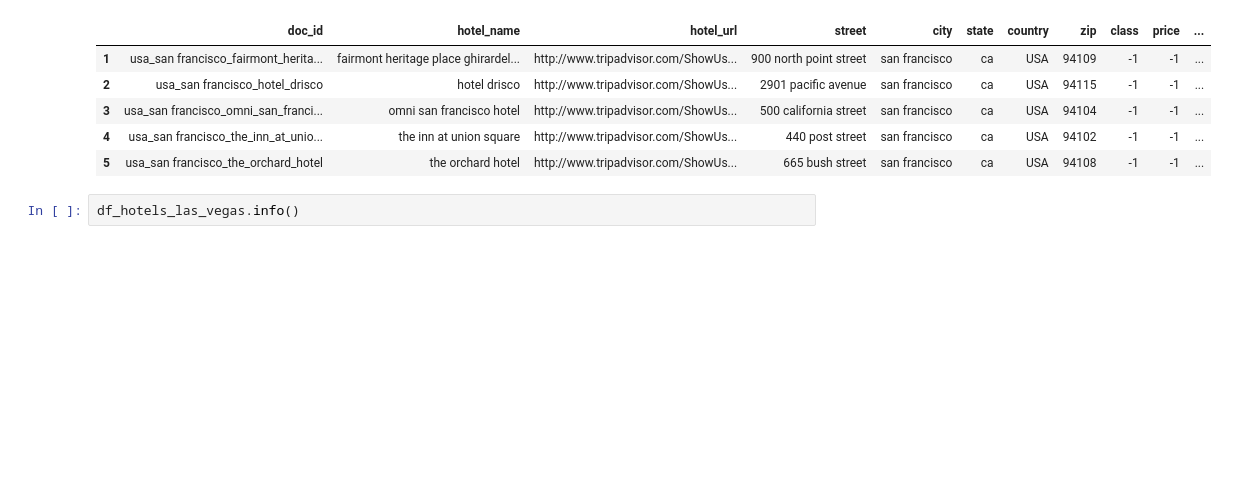
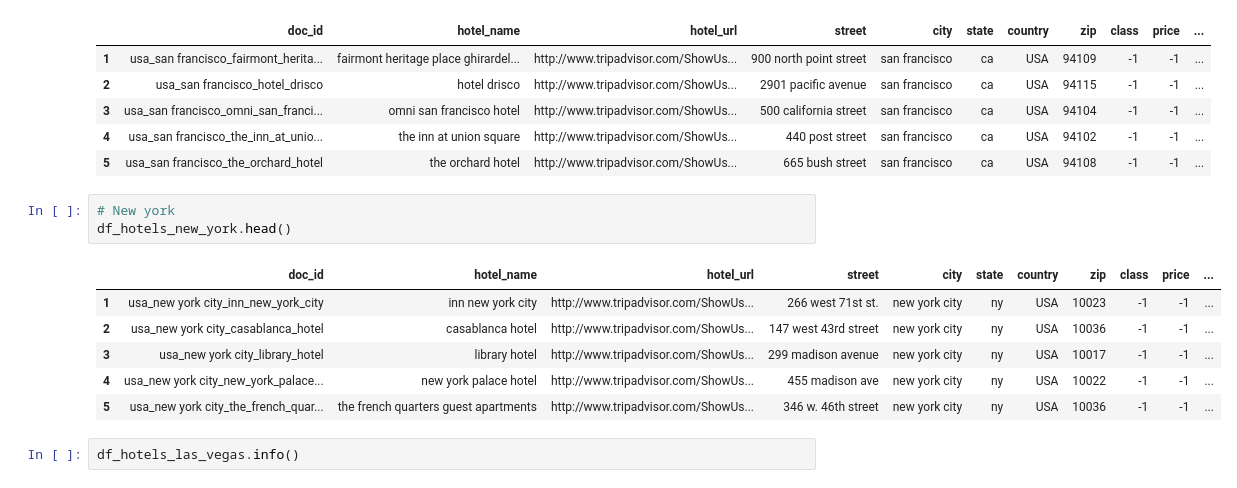
Before and after one commit to steventa87/Hotel_Reccomendation, a Jupyter notebook: whole_EDA.ipynb, the cells around one changed output. Drawn from its saved outputs; the diff is of its cells as text; blank space fills up the shorter version.

```diff
--- a/whole_EDA.ipynb
+++ b/whole_EDA.ipynb
@@ -55,6 +58,16 @@ df_hotels_san_francisco.head()
 | 3 | usa_san francisco_omni_san_franci... | omni san francisco hotel | http://www.tripadvisor.com/ShowUs... | 500 california street | san francisco | ca | USA | 94104 | -1 | -1 | ... |
 | 4 | usa_san francisco_the_inn_at_unio... | the inn at union square | http://www.tripadvisor.com/ShowUs... | 440 post street | san francisco | ca | USA | 94102 | -1 | -1 | ... |
 | 5 | usa_san francisco_the_orchard_hotel | the orchard hotel | http://www.tripadvisor.com/ShowUs... | 665 bush street | san francisco | ca | USA | 94108 | -1 | -1 | ... |
+# %%
+# New york
+df_hotels_new_york.head()
+# %% [output]
+|  | doc_id | hotel_name | hotel_url | street | city | state | country | zip | class | price | ... |
+| 1 | usa_new york city_inn_new_york_city | inn new york city | http://www.tripadvisor.com/ShowUs... | 266 west 71st st. | new york city | ny | USA | 10023 | -1 | -1 | ... |
+| 2 | usa_new york city_casablanca_hotel | casablanca hotel | http://www.tripadvisor.com/ShowUs... | 147 west 43rd street | new york city | ny | USA | 10036 | -1 | -1 | ... |
+| 3 | usa_new york city_library_hotel | library hotel | http://www.tripadvisor.com/ShowUs... | 299 madison avenue | new york city | ny | USA | 10017 | -1 | -1 | ... |
+| 4 | usa_new york city_new_york_palace... | new york palace hotel | http://www.tripadvisor.com/ShowUs... | 455 madison ave | new york city | ny | USA | 10022 | -1 | -1 | ... |
+| 5 | usa_new york city_the_french_quar... | the french quarters guest apartments | http://www.tripadvisor.com/ShowUs... | 346 w. 46th street | new york city | ny | USA | 10036 | -1 | -1 | ... |
 # %%
 df_hotels_las_vegas.info()
 # %% [output]
```
Also changed, not shown: parts of 17 cells of this notebook, 2 other files.
